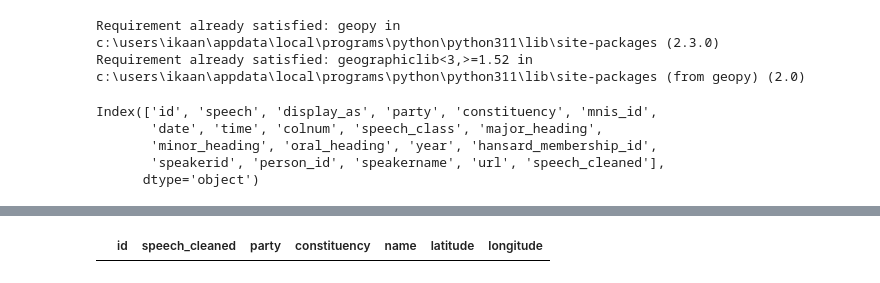
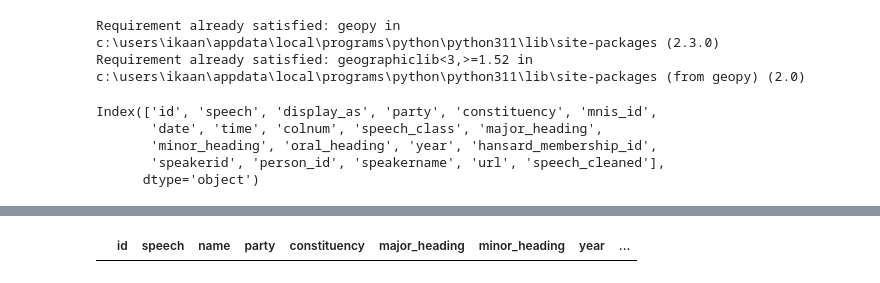
Before and after one commit to ikaankeskin/uk_mp_map, a Jupyter notebook: mp_map.ipynb, the cells around one changed output, grey strips where cells are left out. Drawn from its saved outputs; the diff is of its cells as text; code cells hidden in the pictures.

```diff
--- a/mp_map.ipynb
+++ b/mp_map.ipynb
@@ -39,0 +118,5 @@ df
+# %%
+# drop hansard_membership_id, speakerid, person_id, url
+
+df_result = df_result[['id', 'speech', 'display_as', 'party', 'constituency', 'major_heading', 'minor_heading', 'year']]
+#
@@ -39,0 +142,6 @@ df
+# %%
+# drop the rows with less than 4 words in the speech column
+df_result = df_result[df_result['speech'].str.split().str.len().ge(4)]
+# %%
+# add a new column to the dataframe called speech_length which contains the length of the speech by countring the number of chars in the speech column
+df_result['speech_length'] = df_result['speech'].str.len()
@@ -47,7 +161,7 @@ df_constituency.rename(columns={'PCON21NM': 'constituency', 'LAT': 'latitude', '
 df_constituency
 
 # merge df and df_constituency
-df = pd.merge(df, df_constituency, on='constituency')
+df = pd.merge(df_result, df_constituency, on='constituency')
 
 # rename display_as with name
 df.rename(columns={'display_as': 'name'}, inplace=True)
@@ -69,5 +244,5 @@ df
 # %%
-# show rows with null values
-df[df.isnull().any(axis=1)]
+# show rows with null values in latitude or longitude columns and order by year descending
+df[df['latitude'].isnull() | df['longitude'].isnull()]
 # %% [output]
-|  | id | speech_cleaned | party | constituency | name | latitude | longitude |
+|  | id | speech | name | party | constituency | major_heading | minor_heading | year | ... |
```
Also changed, not shown: parts of 22 cells of this notebook, 7 other files.
